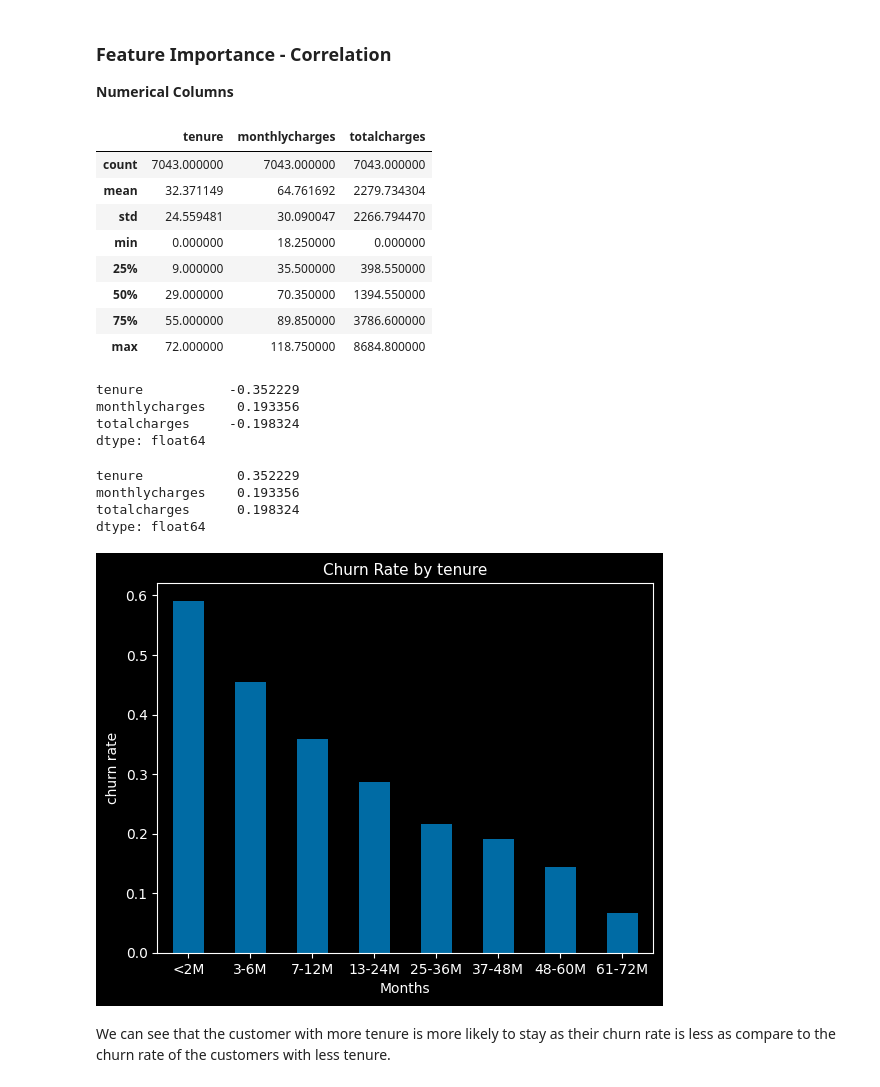
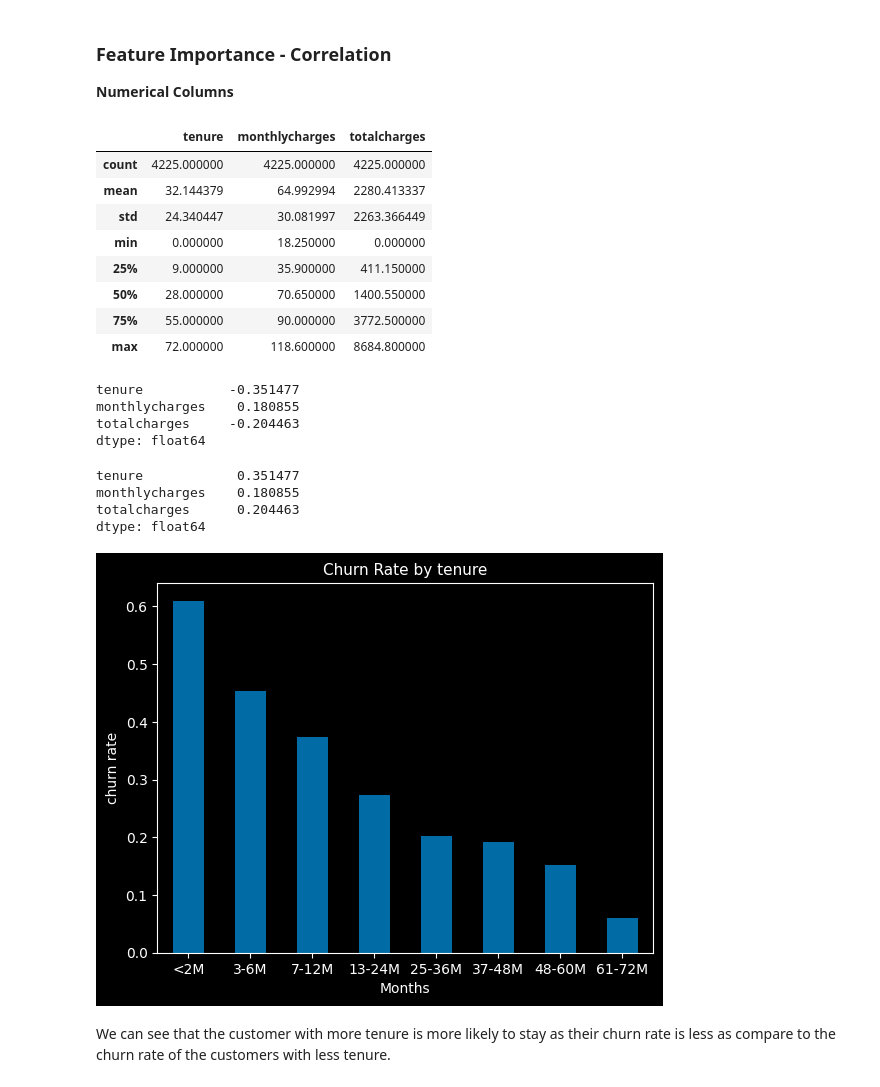
Before and after one commit to madhuri-15/mlbookcamp-homeworks, a Jupyter notebook: Week3-Classification/Project/ChurnPrediction.ipynb, the cells around one changed output. Saved outputs shown, nothing was run; the diff lists cells and outputs as text; code cells hidden in the pictures.

```diff
--- a/Week3-Classification/Project/ChurnPrediction.ipynb
+++ b/Week3-Classification/Project/ChurnPrediction.ipynb
@@ -111,13 +111,9 @@ Splitting data into train/validation/test datasets using `train_test_split` meth
 # %%
 from sklearn.model_selection import train_test_split
 
-# Split the data into X and y.
-X = data.drop(columns=['churn'], axis=1).copy()
-y = data['churn'].copy()
-
 # first split the data into ratio 80:20 for training and test dataset
-X_full, X_test, y_full, y_test = train_test_split(X, y, test_size=0.2, random_state=42)
+df_full, df_test = train_test_split(data, test_size=0.2, random_state=42)
 
 # next, split the data X_full and y_full into train, and validation dataset
-X_train, X_val, y_train, y_val = train_test_split(X_full, y_full, test_size=0.25, random_state=42)
+df_train, df_val = train_test_split(df_full, test_size=0.25, random_state=42)
 # %%
@@ -131,12 +128,8 @@ X_test shape:: (1409, 20)
 # %%
 # Reset the index
-X_train.reset_index(drop=True, inplace=True)
-X_val.reset_index(drop=True, inplace=True)
-X_test.reset_index(drop=True, inplace=True)
-
-y_train.reset_index(drop=True, inplace=True)
-y_val.reset_index(drop=True, inplace=True)
-y_test.reset_index(drop=True, inplace=True)
+df_train.reset_index(drop=True, inplace=True)
+df_val.reset_index(drop=True, inplace=True)
+df_test.reset_index(drop=True, inplace=True)
 # %% [markdown]
 # Exploratory Data Analysis
 # %%
@@ -330,45 +323,45 @@ Mutual information is a measure of feature importance for categorical fetures. T
 ### Feature Importance - Correlation
 **Numerical Columns**
 # %%
-data[numeric_cols].describe()
+df_train[numeric_cols].describe()
 # %% [output]
 |  | tenure | monthlycharges | totalcharges |
-| count | 7043.000000 | 7043.000000 | 7043.000000 |
-| mean | 32.371149 | 64.761692 | 2279.734304 |
-| std | 24.559481 | 30.090047 | 2266.794470 |
+| count | 4225.000000 | 4225.000000 | 4225.000000 |
+| mean | 32.144379 | 64.992994 | 2280.413337 |
+| std | 24.340447 | 30.081997 | 2263.366449 |
 | min | 0.000000 | 18.250000 | 0.000000 |
-| 25% | 9.000000 | 35.500000 | 398.550000 |
-| 50% | 29.000000 | 70.350000 | 1394.550000 |
-| 75% | 55.000000 | 89.850000 | 3786.600000 |
-| max | 72.000000 | 118.750000 | 8684.800000 |
+| 25% | 9.000000 | 35.900000 | 411.150000 |
+| 50% | 28.000000 | 70.650000 | 1400.550000 |
+| 75% | 55.000000 | 90.000000 | 3772.500000 |
+| max | 72.000000 | 118.600000 | 8684.800000 |
 # %%
 # Compute the pearson correlation with numeric columns
-data[numeric_cols].corrwith(other=data['churn'])
+df_train[numeric_cols].corrwith(other=df_train['churn'])
 # %% [output]
-tenure           -0.352229
-monthlycharges    0.193356
-totalcharges     -0.198324
+tenure           -0.351477
+monthlycharges    0.180855
+totalcharges     -0.204463
 dtype: float64
 # %%
 # Feature importance
-data[numeric_cols].corrwith(other=data['churn']).abs()
+df_train[numeric_cols].corrwith(other=df_train['churn']).abs()
 # %% [output]
-tenure            0.352229
-monthlycharges    0.193356
-totalcharges      0.198324
+tenure            0.351477
+monthlycharges    0.180855
+totalcharges      0.204463
 dtype: float64
 # %%
 # Let's examine the relation of numeric variables with target variable 'churn'
 
 # Tenture is number of months the customer has stayed with the company.
-tenure  = pd.cut( x=data['tenure'],
+tenure  = pd.cut( x=df_train['tenure'],
        bins=[0, 2, 6, 12, 24, 36, 48, 60, 72],
        labels=['<2M', '3-6M', '7-12M', '13-24M', '25-36M', '37-48M', '48-60M', '61-72M'])
 
 # Data preparation
 tenure_df = pd.DataFrame({
     'tenure':tenure,
-    'churn':data['churn']
+    'churn':df_train['churn']
 })
 
 # plot
@@ -380,7 +373,7 @@ plt.ylabel("churn rate", size=10)
 plt.xticks(rotation=0)
 plt.show()
 # %% [output]
-[figure, old version]
+[figure, new version]
 # %% [markdown]
 We can see that the customer with more tenure is more likely to stay as their churn rate is less as compare to the churn rate of the customers with less tenure.
 # %%
```
Also changed, not shown: parts of 19 cells of this notebook.
